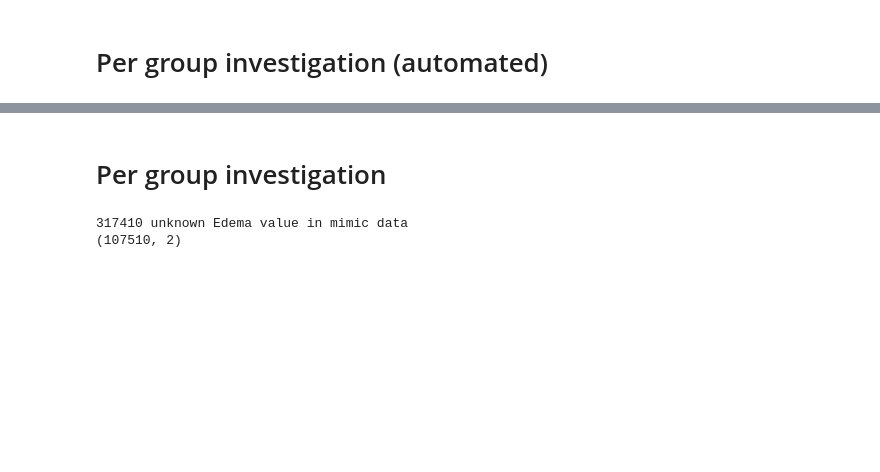
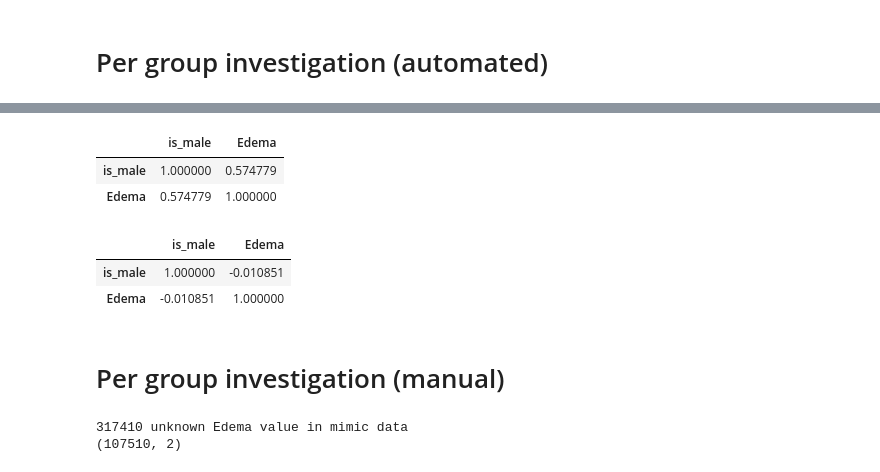
Before and after one commit to nathanwang000/ConceptCredibleModel, a Jupyter notebook: notebooks/mimic_stats.ipynb, the cells around one changed output, grey strips where cells are left out. Cells and saved outputs as stored; diff of their text form; code cells hidden in the pictures; blank space fills up the shorter version.

```diff
--- a/notebooks/mimic_stats.ipynb
+++ b/notebooks/mimic_stats.ipynb
@@ -423,3 +390,15 @@ plt.show()
+# %%
+get_non_subsample_test_corr(m.df, 0.9, task, 0.8)[['is_male', task]].corr()
+# %% [output]
+|  | is_male | Edema |
+| is_male | 1.000000 | 0.574779 |
+| Edema | 0.574779 | 1.000000 |
+# %%
+get_test(m.df)[['is_male', task]].corr()
+# %% [output]
+|  | is_male | Edema |
+| is_male | 1.000000 | -0.010851 |
+| Edema | -0.010851 | 1.000000 |
 # %% [markdown]
-# Per group investigation
+# Per group investigation (manual)
 # %%
```
Also changed, not shown: parts of 14 cells of this notebook.
